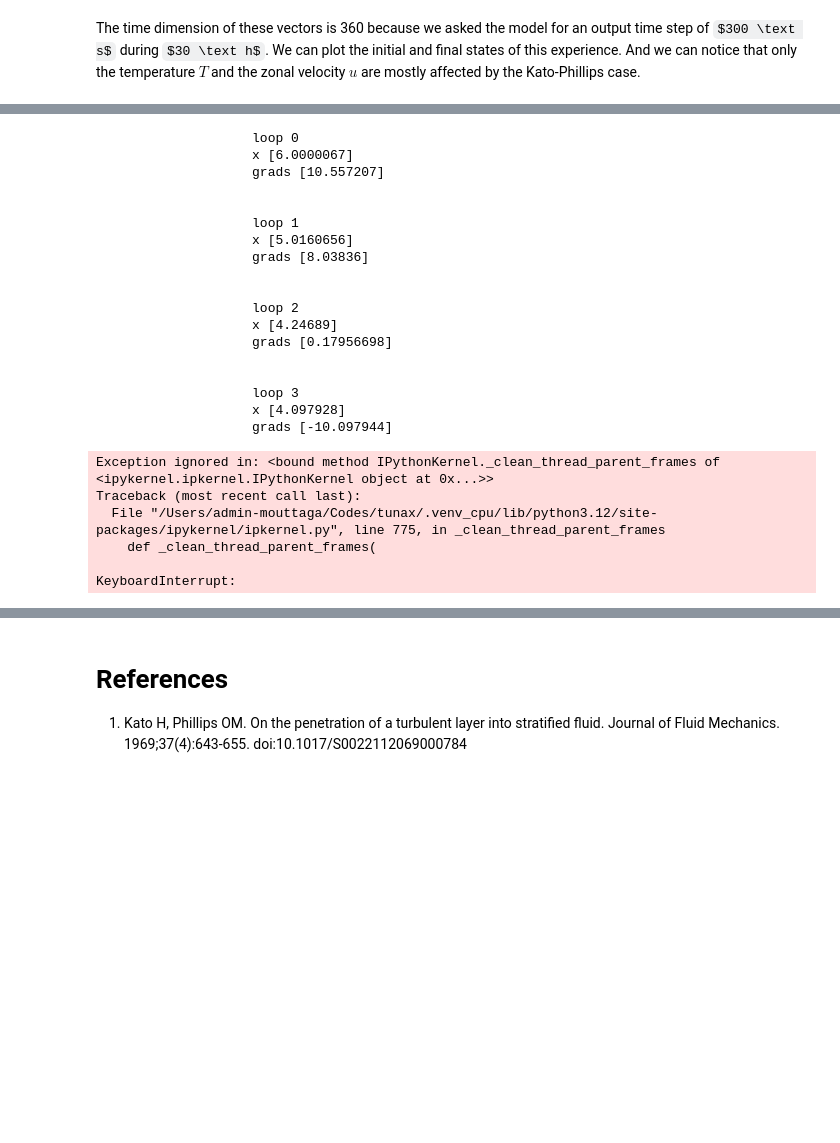
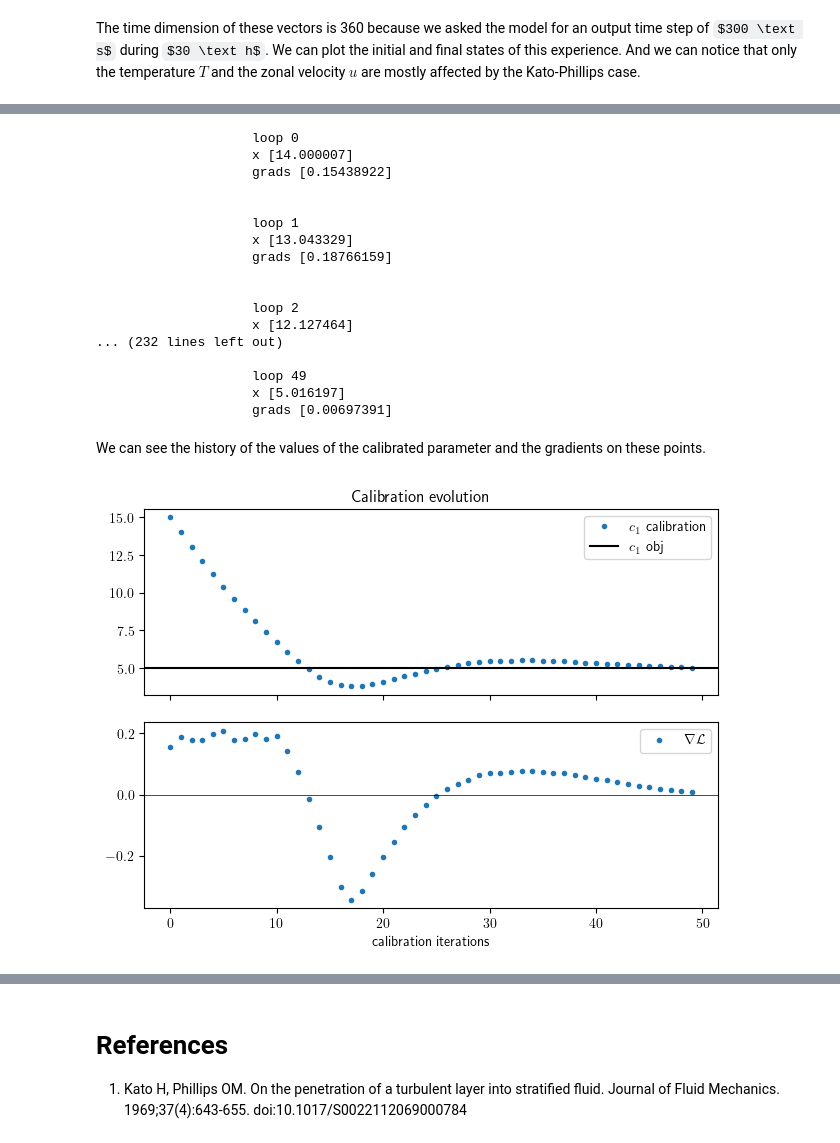
Before and after one commit to meom-group/tunax, a Jupyter notebook: notebooks/k-epsilon_Kato-Phillips.ipynb, the cells around one changed output, grey strips where cells are left out. Cells and saved outputs as stored; diff of their text form; code cells hidden in the pictures; some formulas as TeX source; blank space fills up the shorter version.

```diff
--- a/notebooks/k-epsilon_Kato-Phillips.ipynb
+++ b/notebooks/k-epsilon_Kato-Phillips.ipynb
@@ -156,6 +159,6 @@ To define what parameters of our closure we are going to calibrate, we use the c
 # %%
 from fitter import FittableParameter, FittableParametersSet
-c1_par = FittableParameter(True, min_bound=3., max_bound=10., init_val=7.)
+c1_par = FittableParameter(True, min_bound=None, max_bound=None, init_val=15.)
 coef_fit_params = FittableParametersSet({'c1': c1_par}, 'k-epsilon')
 # %% [markdown]
 ### Loss function
@@ -165,4 +173,4 @@ def loss(model, obs_set):
     ds_obs = obs_set.observations[0].variables
     t_obs = jnp.array(ds_obs['t'])
     traj = model()
-    return  jnp.sum((traj.t-t_obs)**2)
+    return jnp.sum((traj.t[::10]-t_obs[::10])**2)
@@ -172,32 +197,25 @@ Adding some parametes for the calibration, we can define a "fitter" with the cla
 # %%
 from fitter import Fitter
-nloop = 10
+nloop = 50
 learning_rate = 1
 verbatim = True
 f = Fitter(coef_fit_params, nloop, model, obs_set, learning_rate, verbatim, loss)
-clo_parf = f()
+clo_parf, x_history, grads_history = f()
 # %% [output]
                     loop 0
-                    x [6.0000067]
-                    grads [10.557207]
+                    x [14.000007]
+                    grads [0.15438922]
 
 
                     loop 1
-                    x [5.0160656]
-                    grads [8.03836]
+                    x [13.043329]
+                    grads [0.18766159]
 
 
                     loop 2
-                    x [4.24689]
-                    grads [0.17956698]
+                    x [12.127464]
+... (232 lines left out)
 
-
-                    loop 3
-                    x [4.097928]
-                    grads [-10.097944]
+                    loop 49
+                    x [5.016197]
+                    grads [0.00697391]
-Exception ignored in: <bound method IPythonKernel._clean_thread_parent_frames of <ipykernel.ipkernel.IPythonKernel object at 0x...>>
-Traceback (most recent call last):
-  File "/Users/admin-mouttaga/Codes/tunax/.venv_cpu/lib/python3.12/site-packages/ipykernel/ipkernel.py", line 775, in _clean_thread_parent_frames
-    def _clean_thread_parent_frames(
-
-KeyboardInterrupt:
@@ -223,0 +222,16 @@ KeyboardInterrupt:
+# %% [markdown]
+We can see the history of the values of the calibrated parameter and the gradients on these points.
+# %%
+fig, [ax_x, ax_g] = plt.subplots(2, 1, sharex=True)
+plt.tight_layout(rect=[0, 0.03, 1, 0.98])
+ax_x.plot([x[0] for x in x_history], '.', label='$c_1$ calibration')
+ax_x.axhline([5], color='k', label='$c_1$ obj')
+ax_g.plot([g[0] for g in grads_history], '.', label=r'$\nabla \mathcal L$')
+ax_g.axhline(0, color='k', linewidth=0.5)
+ax_g.set_xlabel('calibration iterations')
+ax_x.legend()
+ax_g.legend()
+fig.suptitle('Calibration evolution')
+plt.show()
+# %% [output]
+[figure, added]
```
Also changed, not shown: parts of 16 cells of this notebook, 5 other files.
